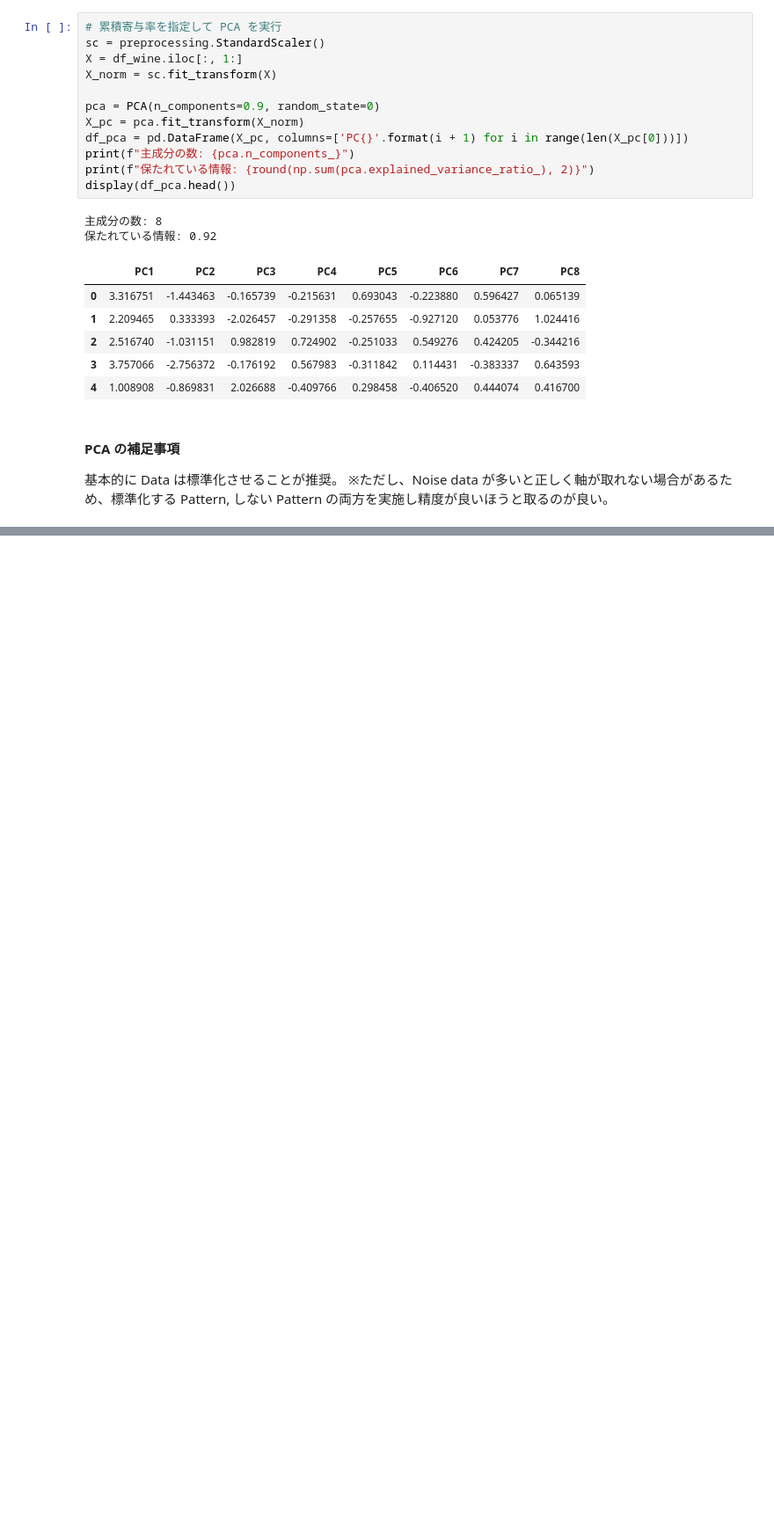
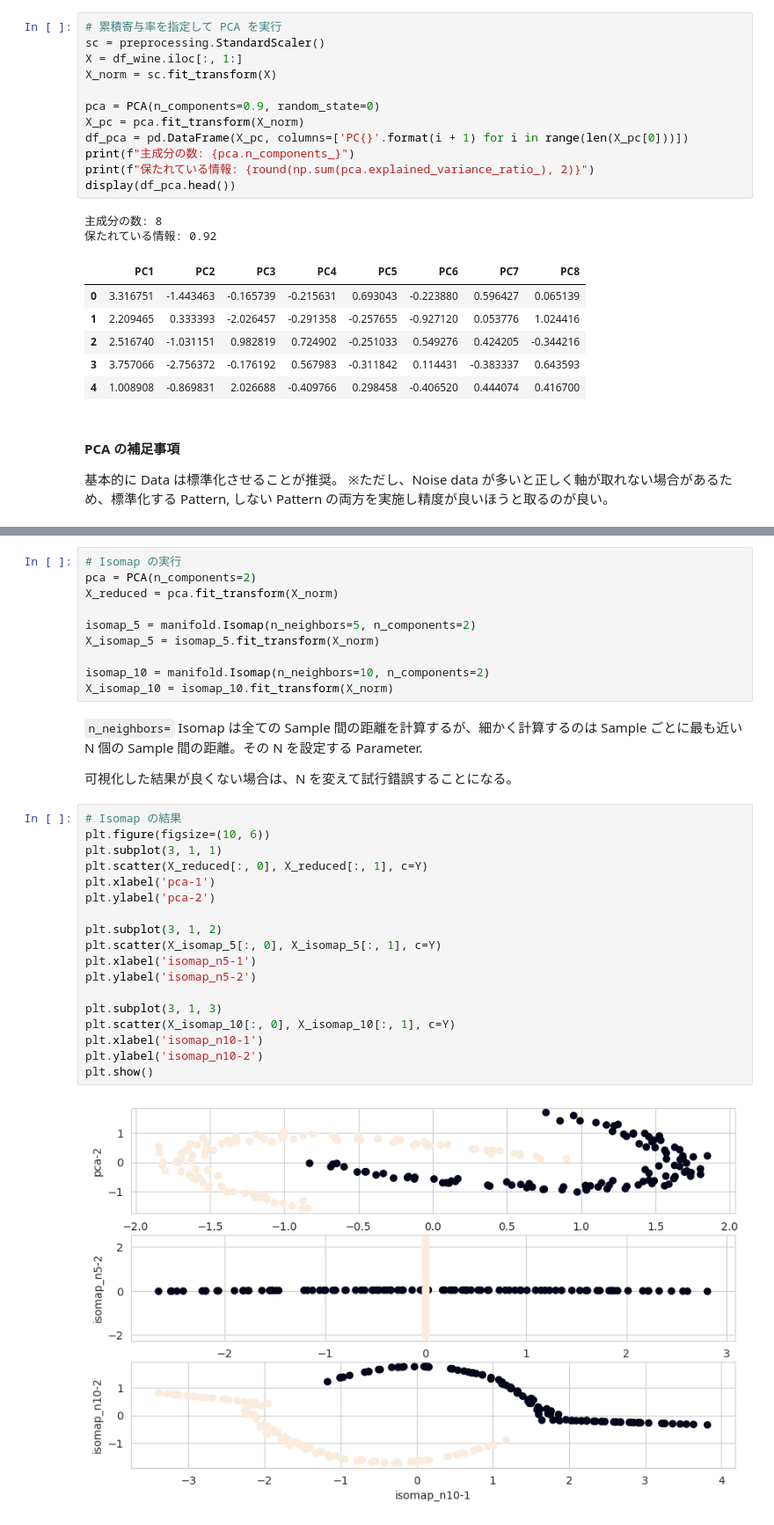
Before and after one commit to 1024xx4/ai_model_building_100, a Jupyter notebook: section03/section03.ipynb, the cells around one changed output, grey strips where cells are left out. Shown at 88% size. Drawn from its saved outputs; the diff is of its cells as text; blank space fills up the shorter version.

Commit message:
Analysis: Isomap で次元削減を実施する#5

```diff
--- a/section03/section03.ipynb
+++ b/section03/section03.ipynb
@@ -295,0 +326,35 @@ display(df_pca.head())
+# %%
+# Isomap の実行
+pca = PCA(n_components=2)
+X_reduced = pca.fit_transform(X_norm)
+
+isomap_5 = manifold.Isomap(n_neighbors=5, n_components=2)
+X_isomap_5 = isomap_5.fit_transform(X_norm)
+
+isomap_10 = manifold.Isomap(n_neighbors=10, n_components=2)
+X_isomap_10 = isomap_10.fit_transform(X_norm)
+# %% [markdown]
+`n_neighbors=`
+Isomap は全ての Sample 間の距離を計算するが、細かく計算するのは Sample ごとに最も近い N 個の Sample 間の距離。その N を設定する Parameter.
+
+可視化した結果が良くない場合は、N を変えて試行錯誤することになる。
+# %%
+# Isomap の結果
+plt.figure(figsize=(10, 6))
+plt.subplot(3, 1, 1)
+plt.scatter(X_reduced[:, 0], X_reduced[:, 1], c=Y)
+plt.xlabel('pca-1')
+plt.ylabel('pca-2')
+
+plt.subplot(3, 1, 2)
+plt.scatter(X_isomap_5[:, 0], X_isomap_5[:, 1], c=Y)
+plt.xlabel('isomap_n5-1')
+plt.ylabel('isomap_n5-2')
+
+plt.subplot(3, 1, 3)
+plt.scatter(X_isomap_10[:, 0], X_isomap_10[:, 1], c=Y)
+plt.xlabel('isomap_n10-1')
+plt.ylabel('isomap_n10-2')
+plt.show()
+# %% [output]
+[figure, added]
```
Also changed, not shown: parts of 3 cells of this notebook.
